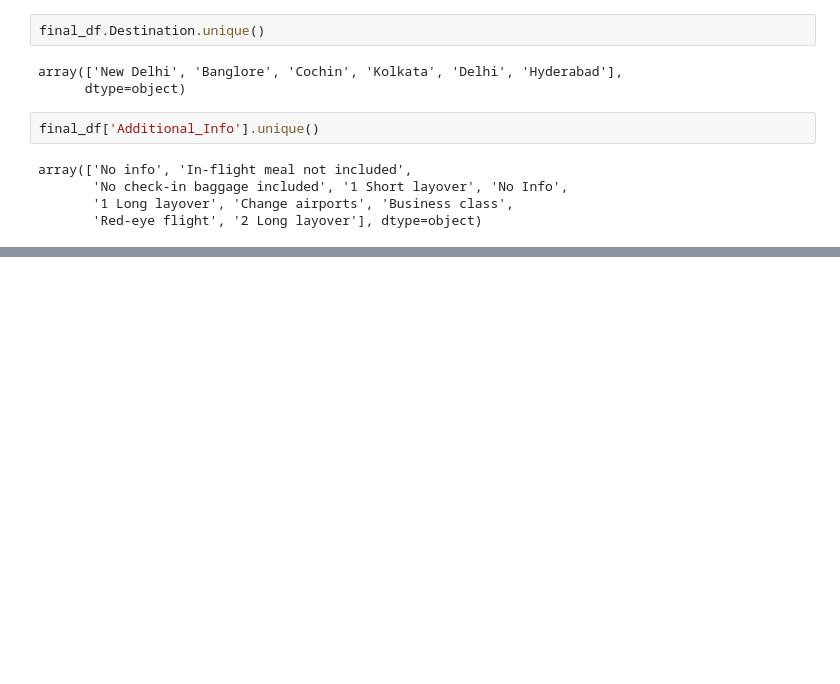
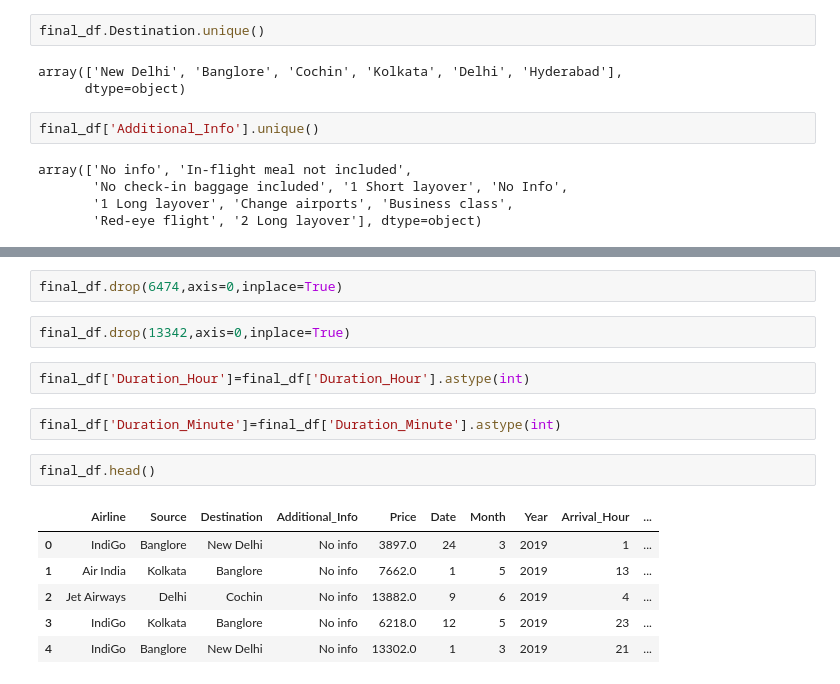
Before and after one commit to ShrutiPatel263/Flight_Price_Prediction, a Jupyter notebook: Flight_Price_Prediction.ipynb, the cells around one changed output, grey strips where cells are left out. Saved outputs shown, nothing was run; the diff lists cells and outputs as text; blank space fills up the shorter version.

```diff
--- a/Flight_Price_Prediction.ipynb
+++ b/Flight_Price_Prediction.ipynb
@@ -276,0 +320,17 @@ array(['No info', 'In-flight meal not included',
+# %%
+final_df.drop(6474,axis=0,inplace=True)
+# %%
+final_df.drop(13342,axis=0,inplace=True)
+# %%
+final_df['Duration_Hour']=final_df['Duration_Hour'].astype(int)
+# %%
+final_df['Duration_Minute']=final_df['Duration_Minute'].astype(int)
+# %%
+final_df.head()
+# %% [output]
+|  | Airline | Source | Destination | Additional_Info | Price | Date | Month | Year | Arrival_Hour | ... |
+| 0 | IndiGo | Banglore | New Delhi | No info | 3897.0 | 24 | 3 | 2019 | 1 | ... |
+| 1 | Air India | Kolkata | Banglore | No info | 7662.0 | 1 | 5 | 2019 | 13 | ... |
+| 2 | Jet Airways | Delhi | Cochin | No info | 13882.0 | 9 | 6 | 2019 | 4 | ... |
+| 3 | IndiGo | Kolkata | Banglore | No info | 6218.0 | 12 | 5 | 2019 | 23 | ... |
+| 4 | IndiGo | Banglore | New Delhi | No info | 13302.0 | 1 | 3 | 2019 | 21 | ... |
```
Also changed, not shown: parts of 19 cells of this notebook.
